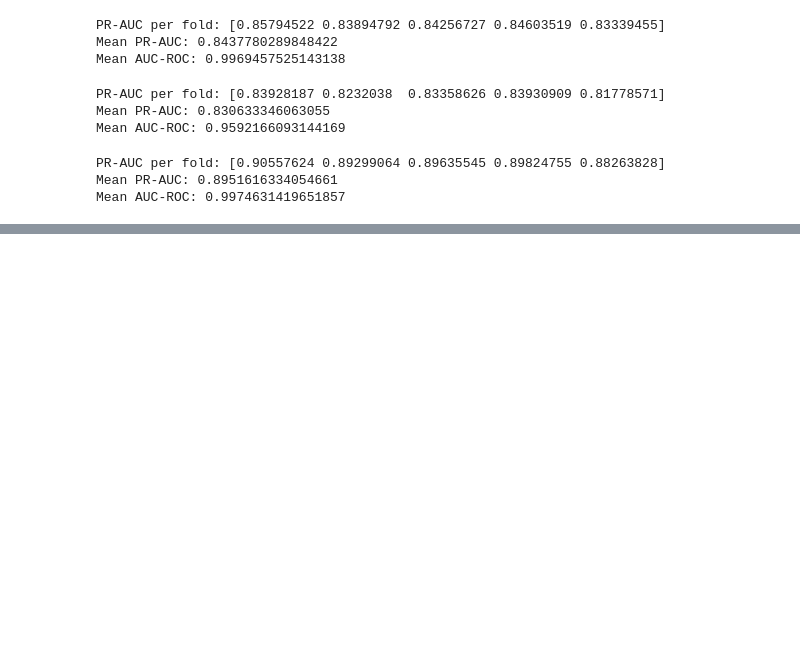
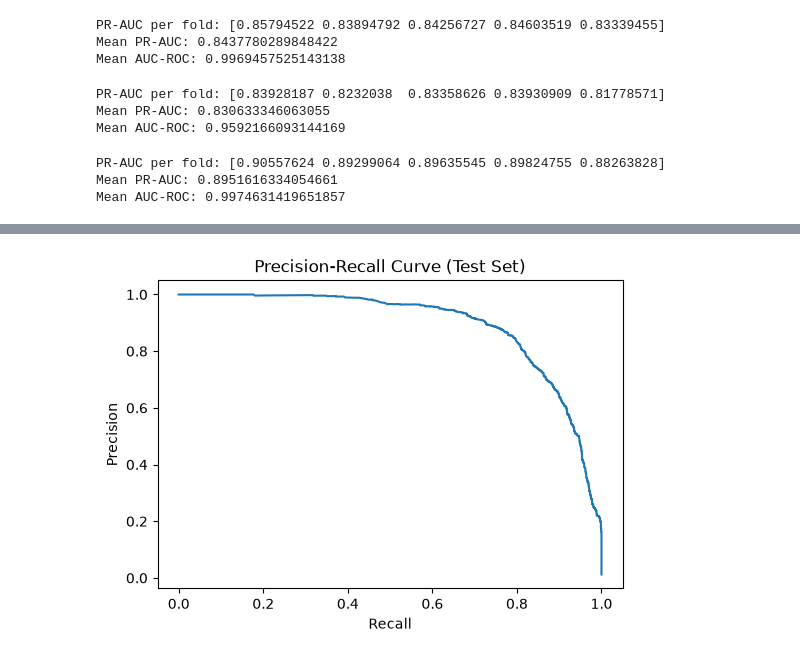
Before and after one commit to HebaKH4/fraud-detection-case-study, a Jupyter notebook: notebooks/01_first_look.ipynb, the cells around one changed output, grey strips where cells are left out. Cells and saved outputs as stored; diff of their text form; code cells hidden in the pictures; blank space fills up the shorter version.

```diff
--- a/notebooks/01_first_look.ipynb
+++ b/notebooks/01_first_look.ipynb
@@ -336,0 +388,18 @@ Mean AUC-ROC: 0.9974631419651857
+# %%
+final_xgb = XGBClassifier(
+    scale_pos_weight=scale_pos_weight,
+    n_estimators=300,
+    max_depth=5,
+    learning_rate=0.1,
+    subsample=0.8,
+    colsample_bytree=0.9,
+    random_state=42,
+    eval_metric='aucpr',
+    n_jobs=-1
+)
+
+final_xgb.fit(X_train_final, y_train)
+
+import joblib
+joblib.dump(final_xgb, "../outputs/final_xgb_model.pkl")
+print("Model saved.")
@@ -336,0 +408,15 @@ Mean AUC-ROC: 0.9974631419651857
+# %%
+from sklearn.metrics import average_precision_score, roc_auc_score, f1_score, classification_report, confusion_matrix
+
+y_pred = final_xgb.predict(X_test_final)
+y_pred_proba = final_xgb.predict_proba(X_test_final)[:, 1]
+
+pr_auc = average_precision_score(y_test, y_pred_proba)
+roc_auc = roc_auc_score(y_test, y_pred_proba)
+f1 = f1_score(y_test, y_pred)
+
+print("PR-AUC:", pr_auc)
+print("AUC-ROC:", roc_auc)
+print("F1-score:", f1)
+print("\nClassification Report:\n", classification_report(y_test, y_pred))
+print("\nConfusion Matrix:\n", confusion_matrix(y_test, y_pred))
@@ -336,0 +442,14 @@ Mean AUC-ROC: 0.9974631419651857
+# %%
+from sklearn.metrics import precision_recall_curve
+import matplotlib.pyplot as plt
+
+precisions, recalls, thresholds = precision_recall_curve(y_test, y_pred_proba)
+
+plt.figure(figsize=(6,4))
+plt.plot(recalls, precisions)
+plt.xlabel('Recall')
+plt.ylabel('Precision')
+plt.title('Precision-Recall Curve (Test Set)')
+plt.show()
+# %% [output]
+[figure, added]
```
Also changed, not shown: parts of 6 cells of this notebook.
